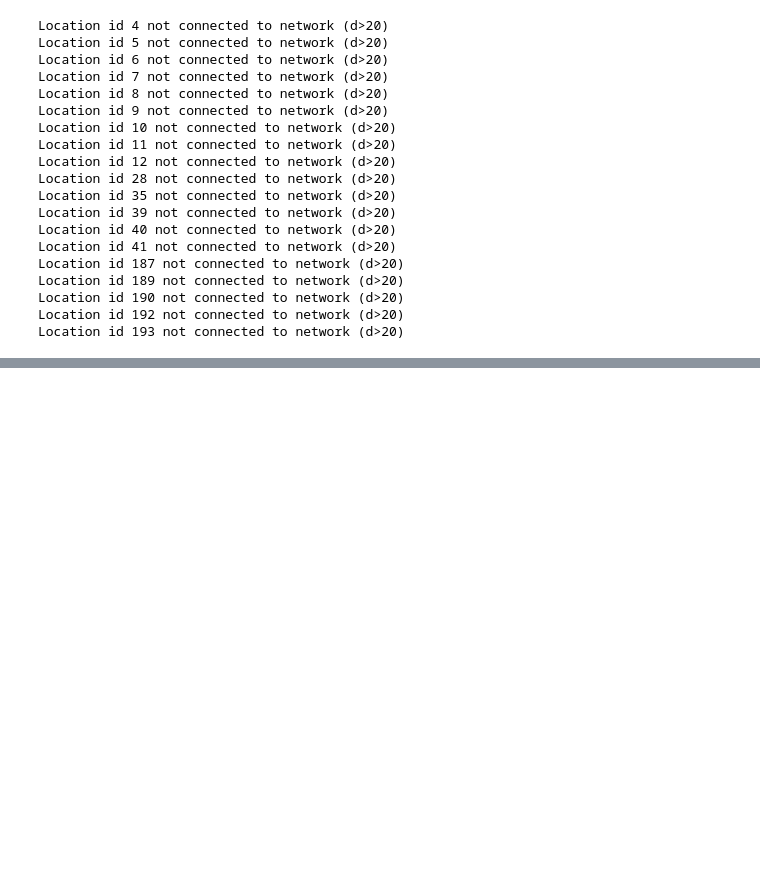
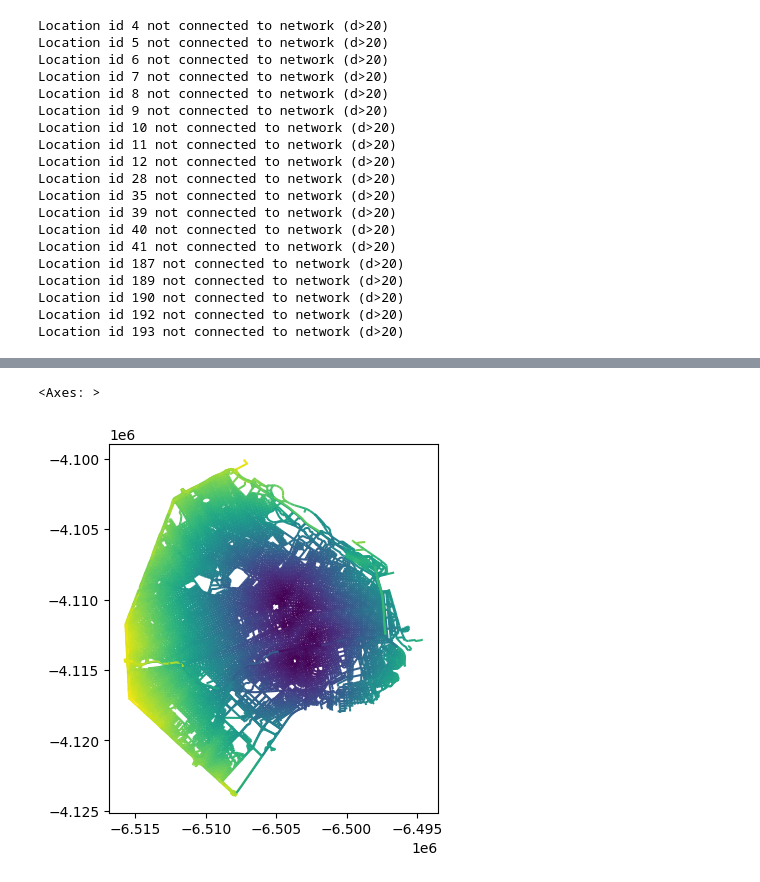
Before and after one commit to CEEU-lab/urban_connector, a Jupyter notebook: urban_connector/3 - Travel Time Analisis.ipynb, the cells around one changed output, grey strips where cells are left out. Drawn from its saved outputs; the diff is of its cells as text; code cells hidden in the pictures; blank space fills up the shorter version.

```diff
--- a/urban_connector/3 - Travel Time Analisis.ipynb
+++ b/urban_connector/3 - Travel Time Analisis.ipynb
@@ -98,0 +136,5 @@ gpd_all_service_areas_rings.to_file("data/service_area_rings.geojson", driver='G
+# %%
+# Asigna peso a ejes
+df_edges = edges.merge(df[['node_id', 'cost_to']], left_on='node_start', right_on='node_id', how='left')
+df_edges = df_edges.merge(df[['node_id', 'cost_to']], left_on='node_end', right_on='node_id', how='left')
+df_edges.rename(columns={'cost_to_x':'cost_to_start', 'cost_to_y':'cost_to_end'}, inplace=True)
@@ -98,0 +146,5 @@ gpd_all_service_areas_rings.to_file("data/service_area_rings.geojson", driver='G
+# %%
+df_edges.plot(column='cost_to_end', cmap='viridis')
+# %% [output]
+<Axes: >
+[figure, added]
```
Also changed, not shown: parts of 8 cells of this notebook.
